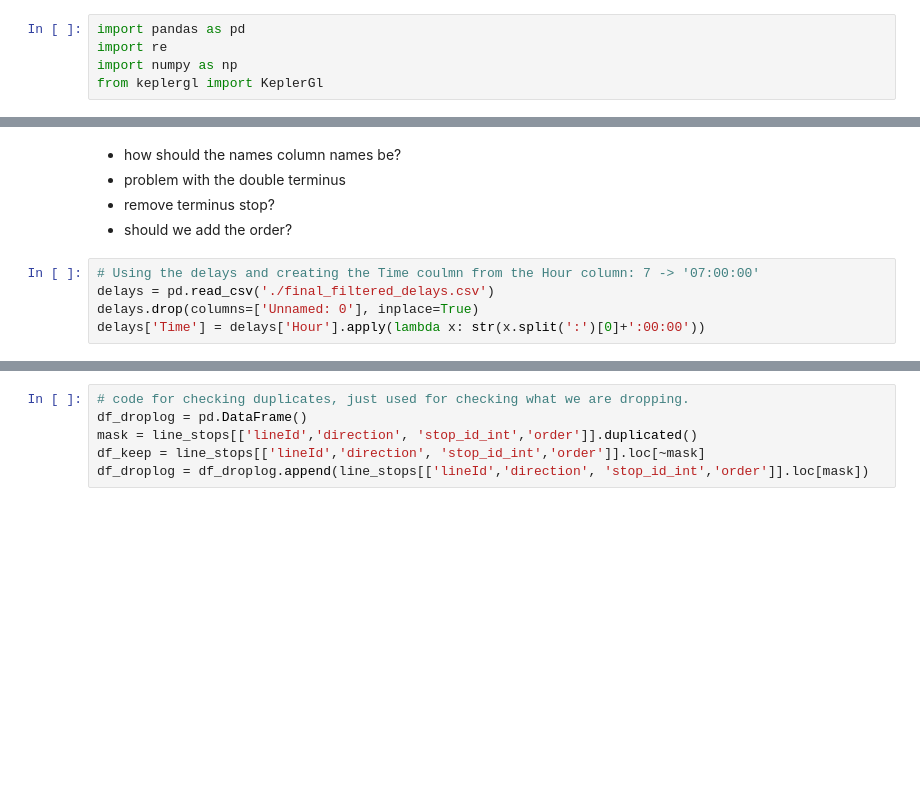
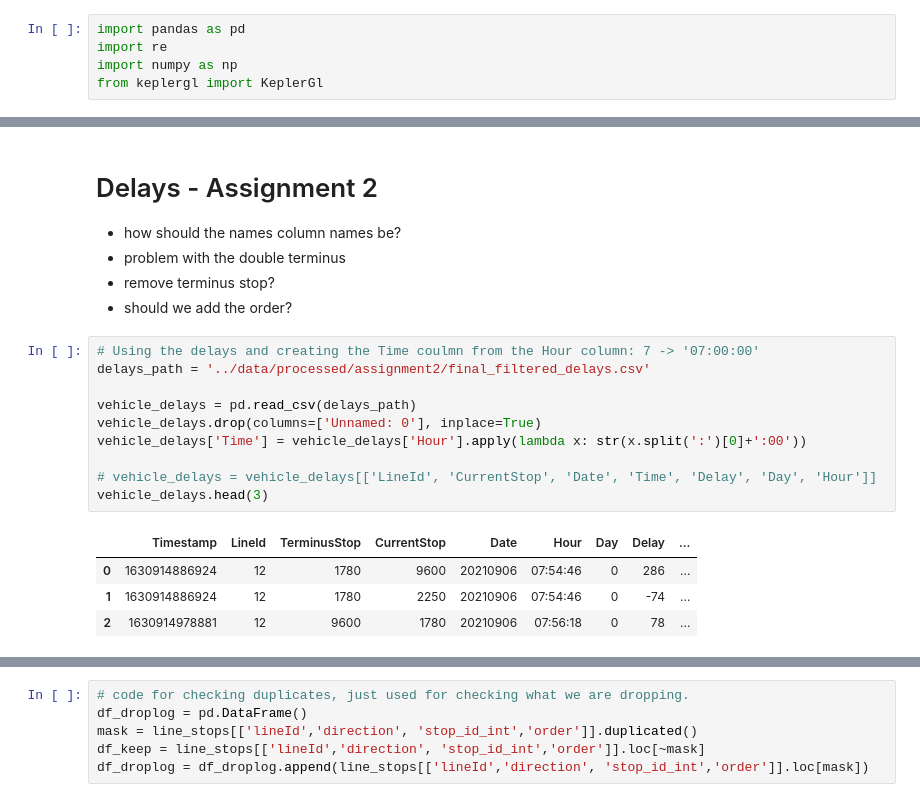
Before and after one commit to abroniewski/STIB-Hach-My-Ride, a Jupyter notebook: notebooks/assignment-2-visualization.ipynb, the cells around one changed output, grey strips where cells are left out. Saved outputs shown, nothing was run; the diff lists cells and outputs as text; blank space fills up the shorter version.

```diff
--- a/notebooks/assignment-2-visualization.ipynb
+++ b/notebooks/assignment-2-visualization.ipynb
@@ -27,10 +54,22 @@ stops.drop_duplicates(subset=['stop_id'], keep='first') # remove the duplicates
 # %% [markdown]
+# Delays - Assignment 2
+
 - how should the names column names be?
 - problem with the double terminus
 - remove terminus stop?
 - should we add the order?
 # %%
 # Using the delays and creating the Time coulmn from the Hour column: 7 -> '07:00:00'
-delays = pd.read_csv('./final_filtered_delays.csv')
-delays.drop(columns=['Unnamed: 0'], inplace=True)
-delays['Time'] = delays['Hour'].apply(lambda x: str(x.split(':')[0]+':00:00'))
+delays_path = '../data/processed/assignment2/final_filtered_delays.csv'
+
+vehicle_delays = pd.read_csv(delays_path)
+vehicle_delays.drop(columns=['Unnamed: 0'], inplace=True)
+vehicle_delays['Time'] = vehicle_delays['Hour'].apply(lambda x: str(x.split(':')[0]+':00'))
+
+# vehicle_delays = vehicle_delays[['LineId', 'CurrentStop', 'Date', 'Time', 'Delay', 'Day', 'Hour']]
+vehicle_delays.head(3)
+# %% [output]
+|  | Timestamp | LineId | TerminusStop | CurrentStop | Date | Hour | Day | Delay | ... |
+| 0 | 1630914886924 | 12 | 1780 | 9600 | 20210906 | 07:54:46 | 0 | 286 | ... |
+| 1 | 1630914886924 | 12 | 1780 | 2250 | 20210906 | 07:54:46 | 0 | -74 | ... |
+| 2 | 1630914978881 | 12 | 9600 | 1780 | 20210906 | 07:56:18 | 0 | 78 | ... |
```
Also changed, not shown: parts of 35 cells of this notebook.
